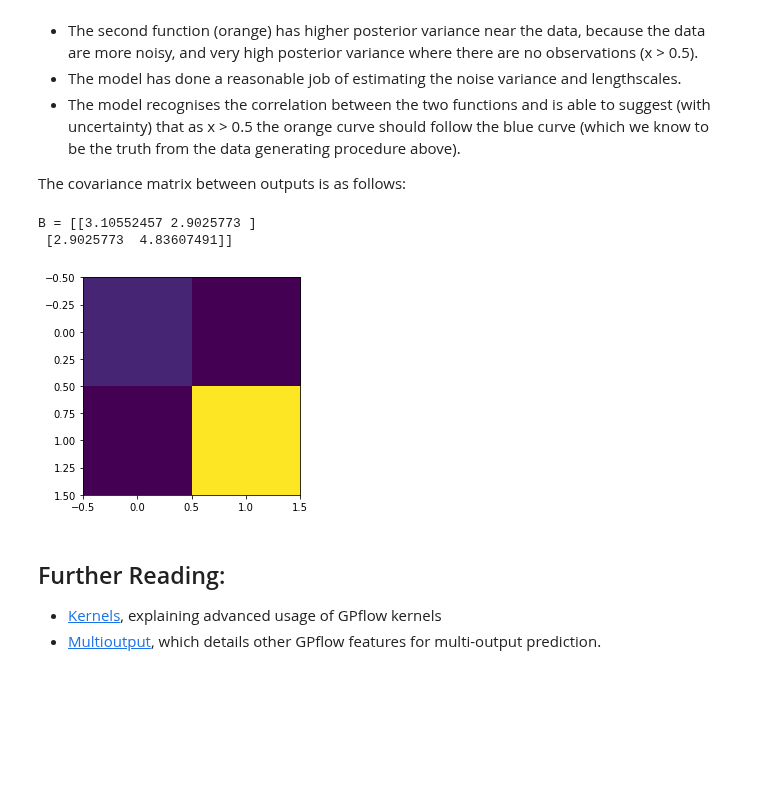
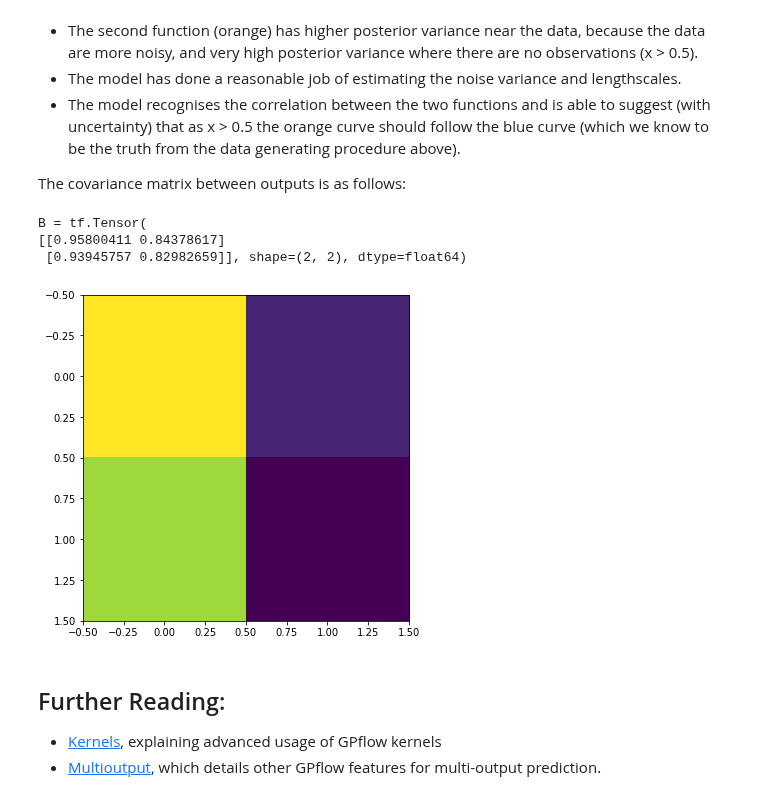
Before and after one commit to GPflow/GPflow, a Jupyter notebook: notebooks2/advanced/coregionalisation.ipynb, the cells around one changed output. Saved outputs shown, nothing was run; the diff lists cells and outputs as text; code cells hidden in the pictures; blank space fills up the shorter version.

```diff
--- a/notebooks2/advanced/coregionalisation.ipynb
+++ b/notebooks2/advanced/coregionalisation.ipynb
@@ -62,10 +61,10 @@ We build a Coregionalisation kernel with the Matern 3/2 kernel as the base kerne
 # %%
 output_dim = 2 # Number of outputs
 rank = 1 # Rank of W
-k1 = gpflow.kernels.Matern32(1, active_dims=[0]) # Base kernel
-coreg = gpflow.kernels.Coregion(1, output_dim=output_dim, rank=rank, active_dims=[1]) # Coregion kernel
+k = gpflow.kernels.Matern32(1, active_dims=[0]) # Base kernel
+coreg = gpflow.kernels.Coregion(output_dim=output_dim, rank=rank, active_dims=[1]) # Coregion kernel
 coreg.W = np.random.rand(output_dim, rank) # Initialise the W matrix
-kern = k1 * coreg
+kern = k * coreg
 # %% [markdown]
 Note that, the default initialisation on W is zeroes; however, this is a saddle point in the objective so the value of W will not be optimised to fit the data. Hence, re-initializing the matrix to random entries should give a more accurate result.
 # %% [markdown]
@@ -128,13 +145,14 @@ From the plots we see:
 
 The covariance matrix between outputs is as follows:
 # %%
-B = coreg.W.value @ coreg.W.value.T + np.diag(coreg.kappa.value)
+B = coreg.W @ coreg.W.T + coreg.kappa
 print('B =', B)
 plt.imshow(B);
 # %% [output]
-B = [[3.10552457 2.9025773 ]
- [2.9025773  4.83607491]]
+B = tf.Tensor(
+[[0.95800411 0.84378617]
+ [0.93945757 0.82982659]], shape=(2, 2), dtype=float64)
-[figure, old version]
+[figure, new version]
 # %% [markdown]
 ## Further Reading:
 - [Kernels](../advanced/kernels.ipynb), explaining advanced usage of GPflow kernels
```
Also changed, not shown: parts of 5 cells of this notebook, 2 other files.
